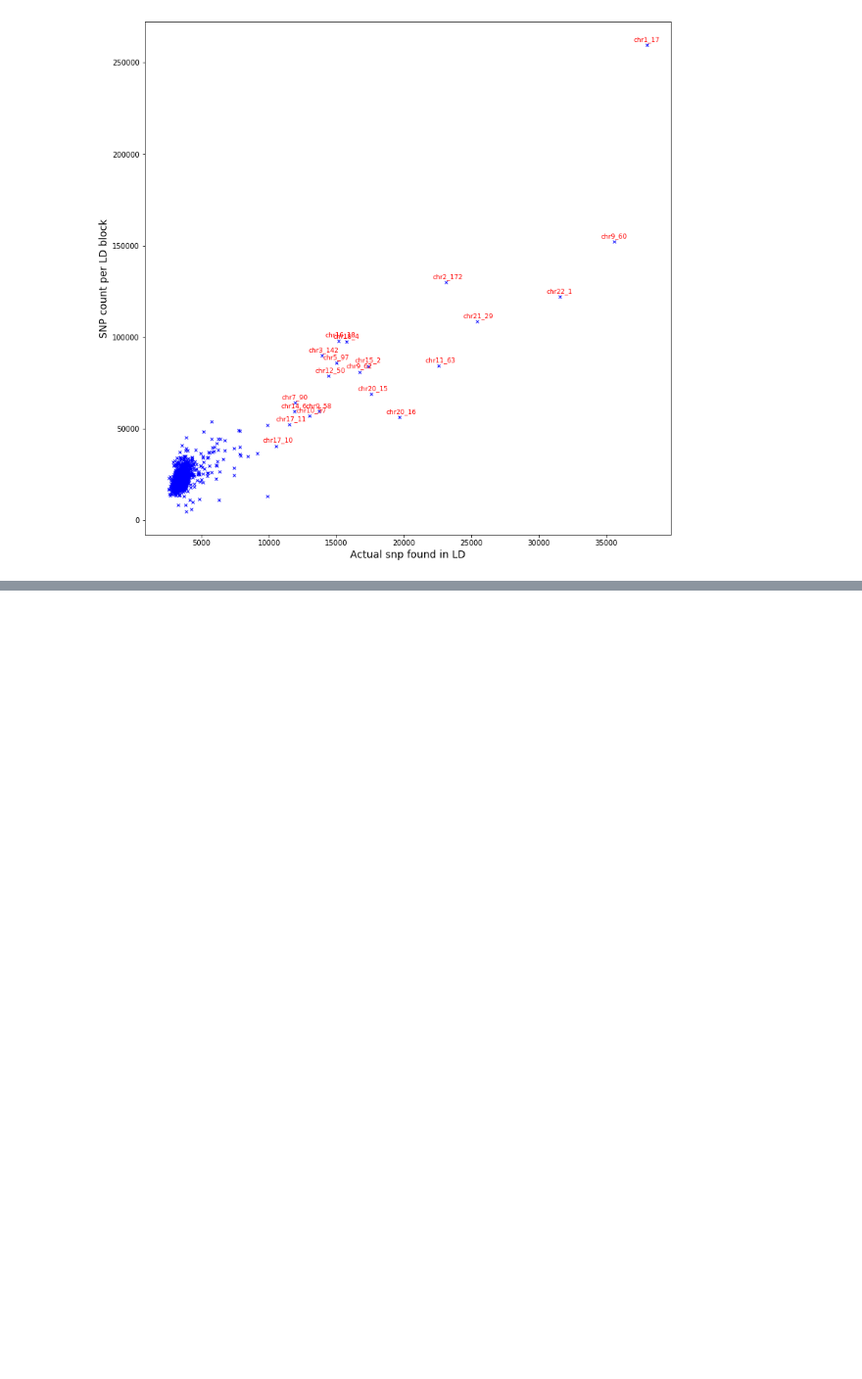
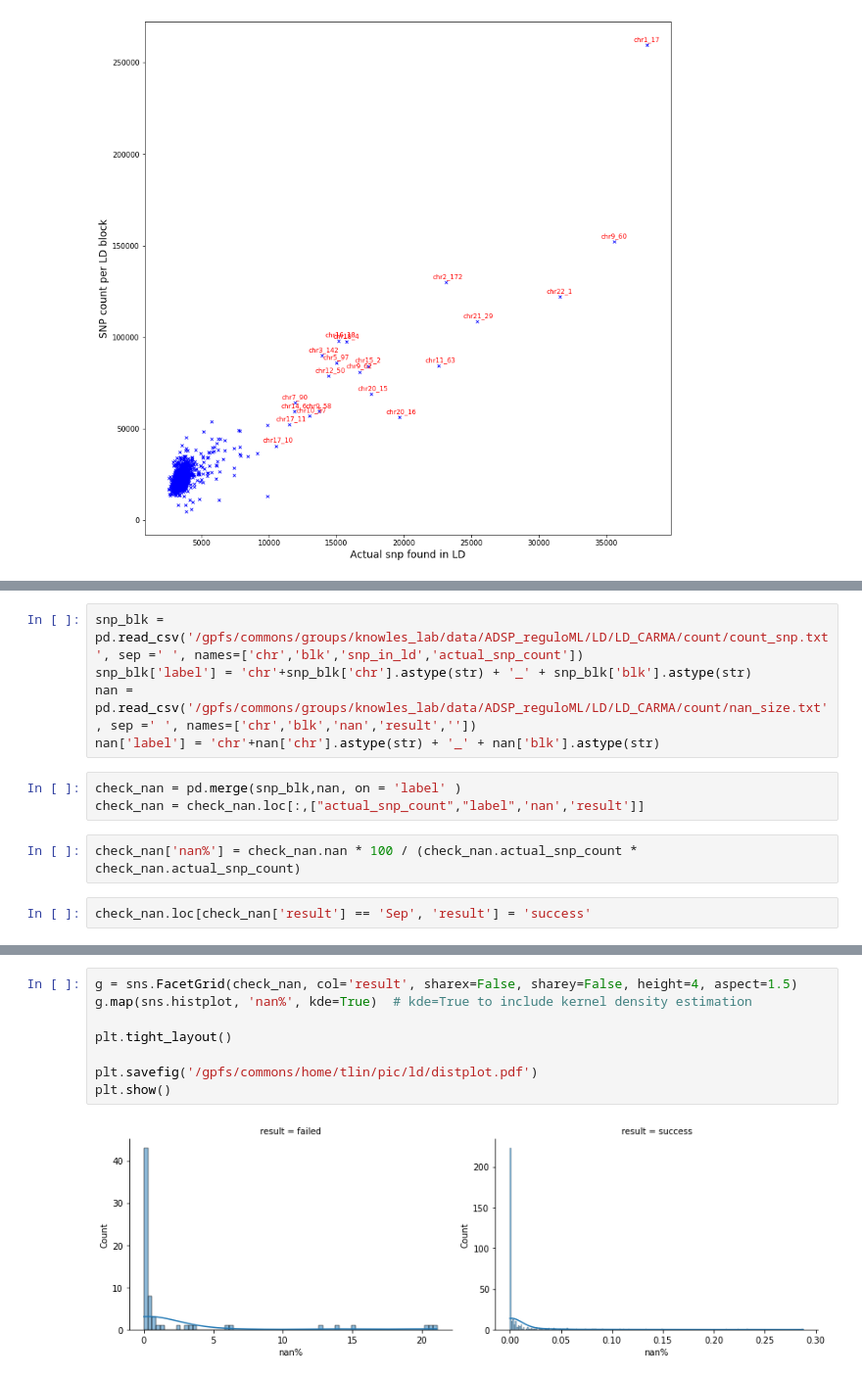
Before and after one commit to teresa-sansan/ADSP_polyfun, a Jupyter notebook: carma/check_blksize.ipynb, the cells around one changed output, grey strips where cells are left out. Shown at 98% size. Cells and saved outputs as stored; diff of their text form; blank space fills up the shorter version.

Commit message:
check ld nan

```diff
--- a/carma/check_blksize.ipynb
+++ b/carma/check_blksize.ipynb
@@ -104,0 +109,12 @@ plt.show()
+# %%
+snp_blk = pd.read_csv('/gpfs/commons/groups/knowles_lab/data/ADSP_reguloML/LD/LD_CARMA/count/count_snp.txt', sep =' ', names=['chr','blk','snp_in_ld','actual_snp_count'])
+snp_blk['label'] = 'chr'+snp_blk['chr'].astype(str) + '_' + snp_blk['blk'].astype(str)
+nan = pd.read_csv('/gpfs/commons/groups/knowles_lab/data/ADSP_reguloML/LD/LD_CARMA/count/nan_size.txt', sep =' ', names=['chr','blk','nan','result',''])
+nan['label'] = 'chr'+nan['chr'].astype(str) + '_' + nan['blk'].astype(str)
+# %%
+check_nan = pd.merge(snp_blk,nan, on = 'label' )
+check_nan = check_nan.loc[:,["actual_snp_count","label",'nan','result']]
+# %%
+check_nan['nan%'] = check_nan.nan * 100 / (check_nan.actual_snp_count * check_nan.actual_snp_count)
+# %%
+check_nan.loc[check_nan['result'] == 'Sep', 'result'] = 'success'
@@ -104,0 +137,10 @@ plt.show()
+# %%
+g = sns.FacetGrid(check_nan, col='result', sharex=False, sharey=False, height=4, aspect=1.5)
+g.map(sns.histplot, 'nan%', kde=True)  # kde=True to include kernel density estimation
+
+plt.tight_layout()
+
+plt.savefig('/gpfs/commons/home/tlin/pic/ld/distplot.pdf')
+plt.show()
+# %% [output]
+[figure, added]
```
Also changed, not shown: parts of 5 cells of this notebook, 1 other file.
